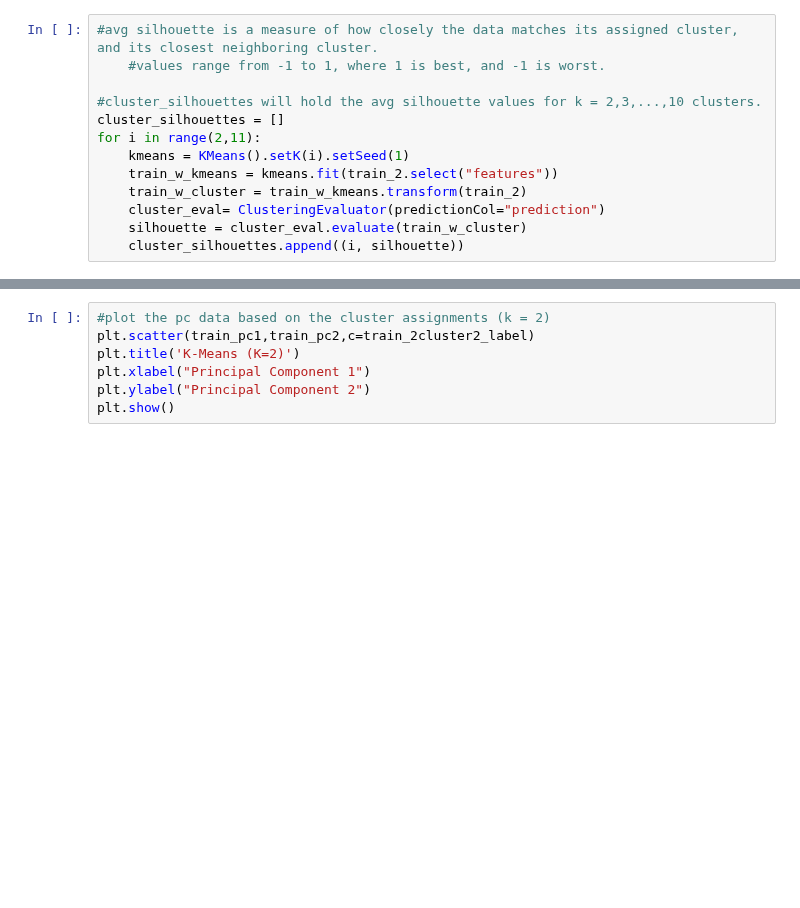
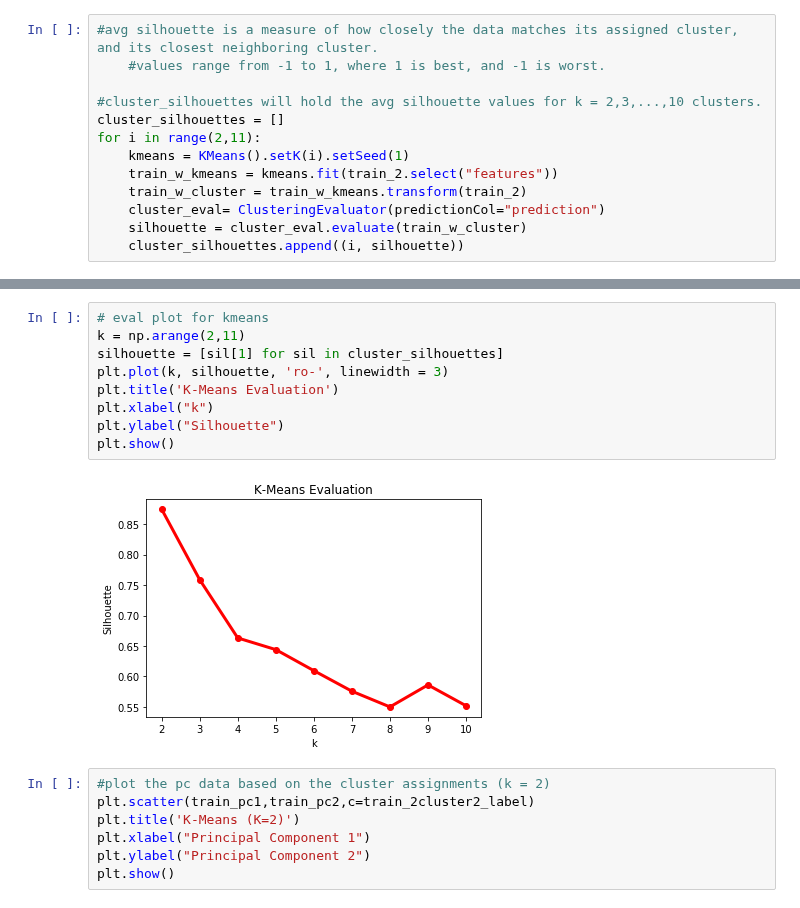
Before and after one commit to nathanhwangbo/PSTAT135_Final, a Jupyter notebook: preprocessing.ipynb, the cells around one changed output, grey strips where cells are left out. Saved outputs shown, nothing was run; the diff lists cells and outputs as text; blank space fills up the shorter version.

```diff
--- a/preprocessing.ipynb
+++ b/preprocessing.ipynb
@@ -331,3 +305,14 @@ cluster_silhouettes
+# %%
+# eval plot for kmeans
+k = np.arange(2,11)
+silhouette = [sil[1] for sil in cluster_silhouettes]
+plt.plot(k, silhouette, 'ro-', linewidth = 3)
+plt.title('K-Means Evaluation')
+plt.xlabel("k")
+plt.ylabel("Silhouette")
+plt.show()
+# %% [output]
+[figure, added]
 # %%
 #plot the pc data based on the cluster assignments (k = 2)
 plt.scatter(train_pc1,train_pc2,c=train_2cluster2_label)
```
Also changed, not shown: parts of 18 cells of this notebook.
